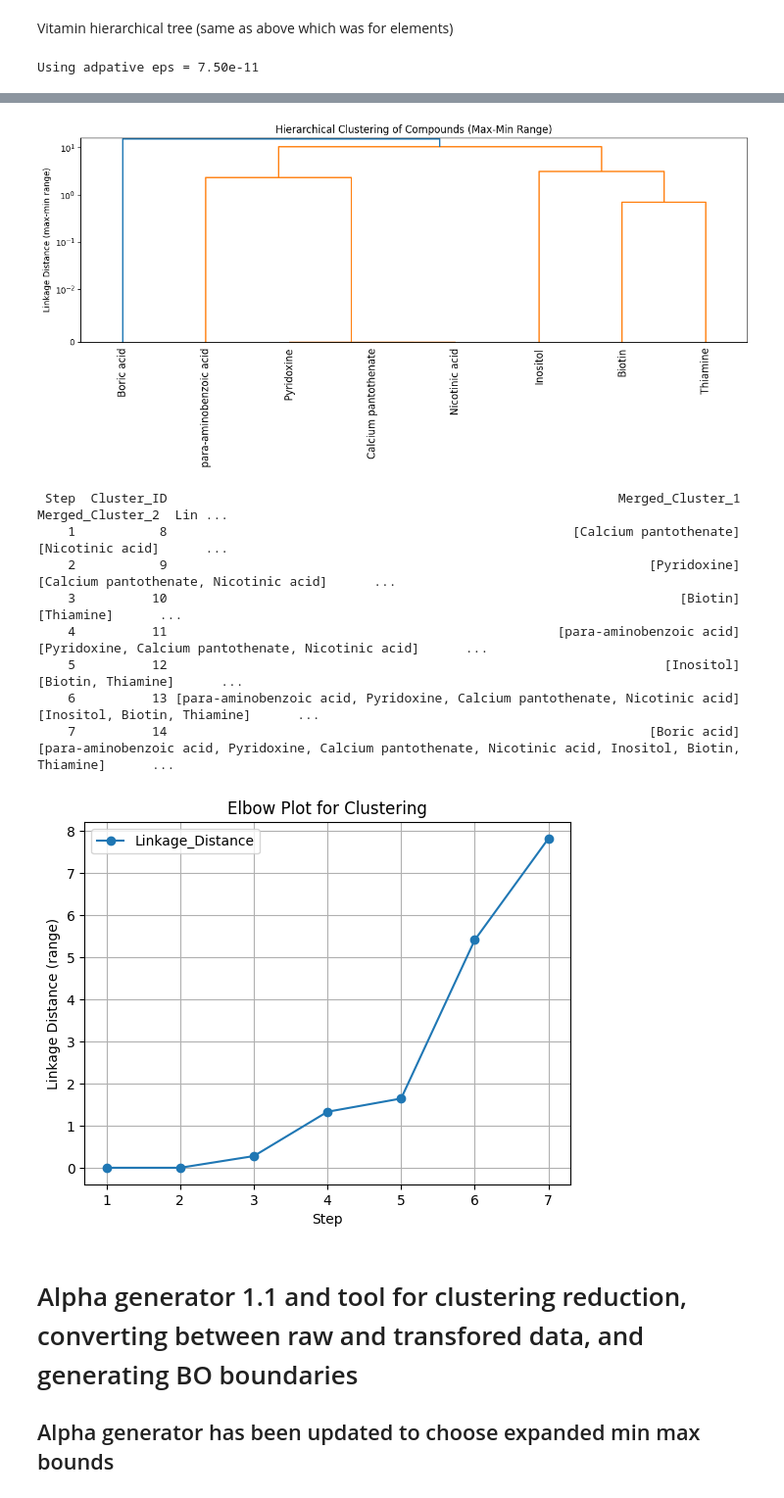
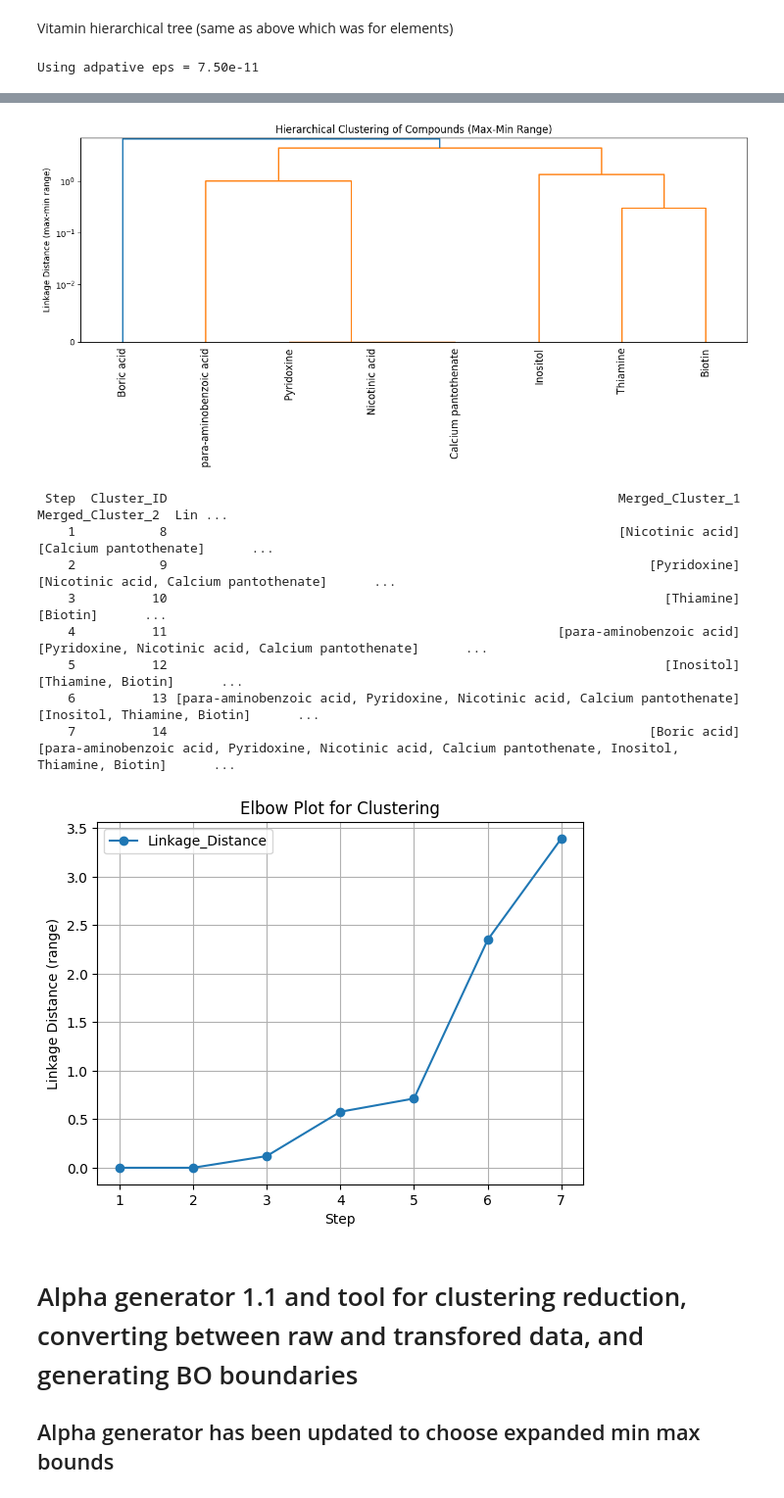
Before and after one commit to subarumuroi/Yarrowia_media_optimizer, a Jupyter notebook: Yarrowia Pipeline Initial Experiment Generator.ipynb, the cells around one changed output, grey strips where cells are left out. Shown at 98% size. Drawn from its saved outputs; the diff is of its cells as text; code cells hidden in the pictures.

```diff
--- a/Yarrowia Pipeline Initial Experiment Generator.ipynb
+++ b/Yarrowia Pipeline Initial Experiment Generator.ipynb
@@ -93,7 +93,7 @@ for c1, c2 in compound_pairs:
     vals2 = compound_map.loc[c2]
 
     # log-ratio with pseudocount
-    ratio = np.log(vals1 + eps) - np.log(vals2 + eps)
+    ratio = np.log10(vals1 + eps) - np.log10(vals2 + eps)
 
     # absolute value (fold difference)
     ratio = ratio.abs()
@@ -158,9 +158,11 @@ range_values = []
 for _, row in ratio_df_e_reduced.iterrows():
     vals = row[sample_cols].replace(0, np.nan)  # ignore zeros
     if vals.notna().sum() == 0:
-        rng = 0  # avoid NaNs
+        rng = eps  # avoid NaNs and treats as small distance
     else:
         rng = vals.max() - vals.min()
+        if rng == 0:
+            rng = eps # gives tiny separation if all values are the same
     range_values.append(rng)
 
 ratio_df_e_reduced['Range'] = range_values
@@ -292,7 +294,7 @@ for c1, c2 in compound_pairs:
     vals2 = compound_map.loc[c2]
 
     # log-ratio with pseudocount
-    ratio = np.log(vals1 + eps) - np.log(vals2 + eps)
+    ratio = np.log10(vals1 + eps) - np.log10(vals2 + eps)
 
     # absolute value (fold difference)
     ratio = ratio.abs()
@@ -357,9 +359,11 @@ range_values = []
 for _, row in ratio_df_v_reduced.iterrows():
     vals = row[sample_cols].replace(0, np.nan)  # ignore zeros
     if vals.notna().sum() == 0:
-        rng = 0  # avoid NaNs
+        rng = eps  # avoid NaNs and treats as small distance
     else:
         rng = vals.max() - vals.min()
+        if rng == 0:
+            rng = eps # gives tiny separation if all values are the same
     range_values.append(rng)
 
 ratio_df_v_reduced['Range'] = range_values
@@ -449,13 +453,13 @@ Using adpative eps = 7.50e-11
-[figure, old version]
+[figure, new version]
  Step  Cluster_ID                                                           Merged_Cluster_1                                                                                       Merged_Cluster_2  Lin ...
-    1           8                                                     [Calcium pantothenate]                                                                                       [Nicotinic acid]      ...
-    2           9                                                               [Pyridoxine]                                                                 [Calcium pantothenate, Nicotinic acid]      ...
-    3          10                                                                   [Biotin]                                                                                             [Thiamine]      ...
-    4          11                                                   [para-aminobenzoic acid]                                                     [Pyridoxine, Calcium pantothenate, Nicotinic acid]      ...
-    5          12                                                                 [Inositol]                                                                                     [Biotin, Thiamine]      ...
-    6          13 [para-aminobenzoic acid, Pyridoxine, Calcium pantothenate, Nicotinic acid]                                                                           [Inositol, Biotin, Thiamine]      ...
-    7          14                                                               [Boric acid] [para-aminobenzoic acid, Pyridoxine, Calcium pantothenate, Nicotinic acid, Inositol, Biotin, Thiamine]      ...
+    1           8                                                           [Nicotinic acid]                                                                                 [Calcium pantothenate]      ...
+    2           9                                                               [Pyridoxine]                                                                 [Nicotinic acid, Calcium pantothenate]      ...
+    3          10                                                                 [Thiamine]                                                                                               [Biotin]      ...
+    4          11                                                   [para-aminobenzoic acid]                                                     [Pyridoxine, Nicotinic acid, Calcium pantothenate]      ...
+    5          12                                                                 [Inositol]                                                                                     [Thiamine, Biotin]      ...
+    6          13 [para-aminobenzoic acid, Pyridoxine, Nicotinic acid, Calcium pantothenate]                                                                           [Inositol, Thiamine, Biotin]      ...
+    7          14                                                               [Boric acid] [para-aminobenzoic acid, Pyridoxine, Nicotinic acid, Calcium pantothenate, Inositol, Thiamine, Biotin]      ...
-[figure, old version]
+[figure, new version]
 # %% [markdown]
 # Alpha generator 1.1 and tool for clustering reduction, converting between raw and transfored data, and generating BO boundaries
 
```
Also changed, not shown: parts of 8 cells of this notebook.
